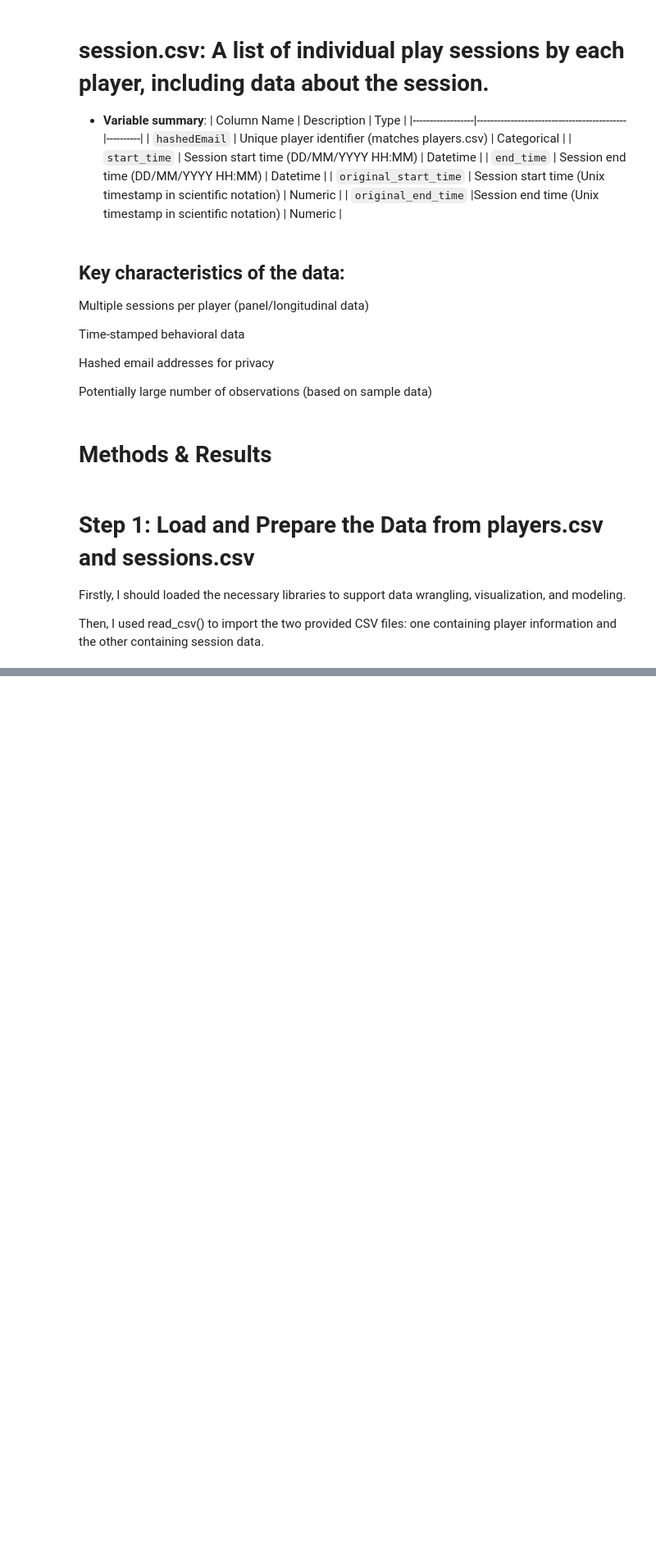
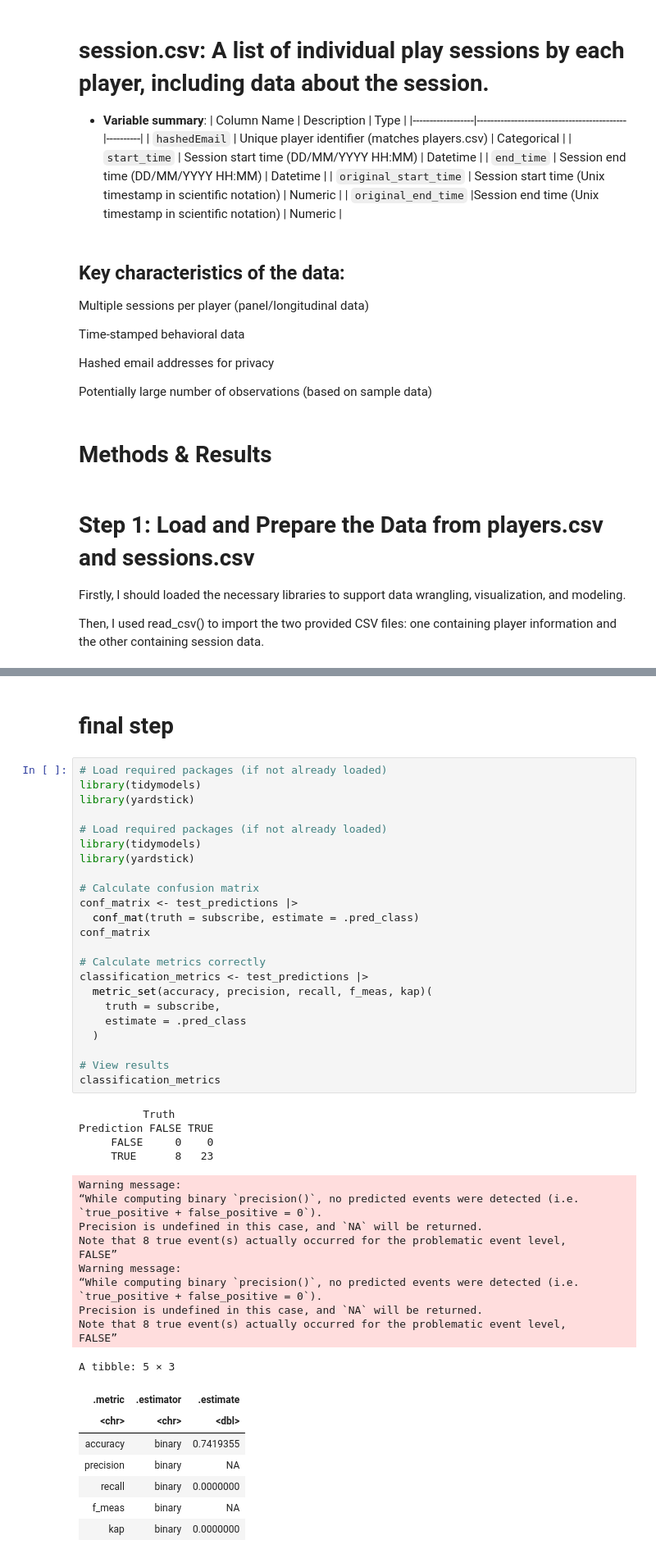
Before and after one commit to sunxinyan79214219/my-dcsi-project-Use-version, a Jupyter notebook: new use homework project 1.ipynb, the cells around one changed output, grey strips where cells are left out. Shown at 82% size. Cells and saved outputs as stored; diff of their text form; blank space fills up the shorter version.

```diff
--- a/new use homework project 1.ipynb
+++ b/new use homework project 1.ipynb
@@ -175,0 +245,50 @@ age_sessions <- ggplot(players, aes(x = age_group, y = num_sessions, fill = age_
+# %% [markdown]
+# final step
+# %%
+# Load required packages (if not already loaded)
+library(tidymodels)
+library(yardstick)
+
+# Load required packages (if not already loaded)
+library(tidymodels)
+library(yardstick)
+
+# Calculate confusion matrix
+conf_matrix <- test_predictions |>
+  conf_mat(truth = subscribe, estimate = .pred_class)
+conf_matrix
+
+# Calculate metrics correctly
+classification_metrics <- test_predictions |>
+  metric_set(accuracy, precision, recall, f_meas, kap)(
+    truth = subscribe,
+    estimate = .pred_class
+  )
+
+# View results
+classification_metrics
+# %% [output]
+          Truth
+Prediction FALSE TRUE
+     FALSE     0    0
+     TRUE      8   23
+Warning message:
+“While computing binary `precision()`, no predicted events were detected (i.e.
+`true_positive + false_positive = 0`).
+Precision is undefined in this case, and `NA` will be returned.
+Note that 8 true event(s) actually occurred for the problematic event level,
+FALSE”
+Warning message:
+“While computing binary `precision()`, no predicted events were detected (i.e.
+`true_positive + false_positive = 0`).
+Precision is undefined in this case, and `NA` will be returned.
+Note that 8 true event(s) actually occurred for the problematic event level,
+FALSE”
+A tibble: 5 × 3
+| .metric | .estimator | .estimate |
+| <chr> | <chr> | <dbl> |
+| accuracy | binary | 0.7419355 |
+| precision | binary | NA |
+| recall | binary | 0.0000000 |
+| f_meas | binary | NA |
+| kap | binary | 0.0000000 |
```
Also changed, not shown: parts of 4 cells of this notebook.
